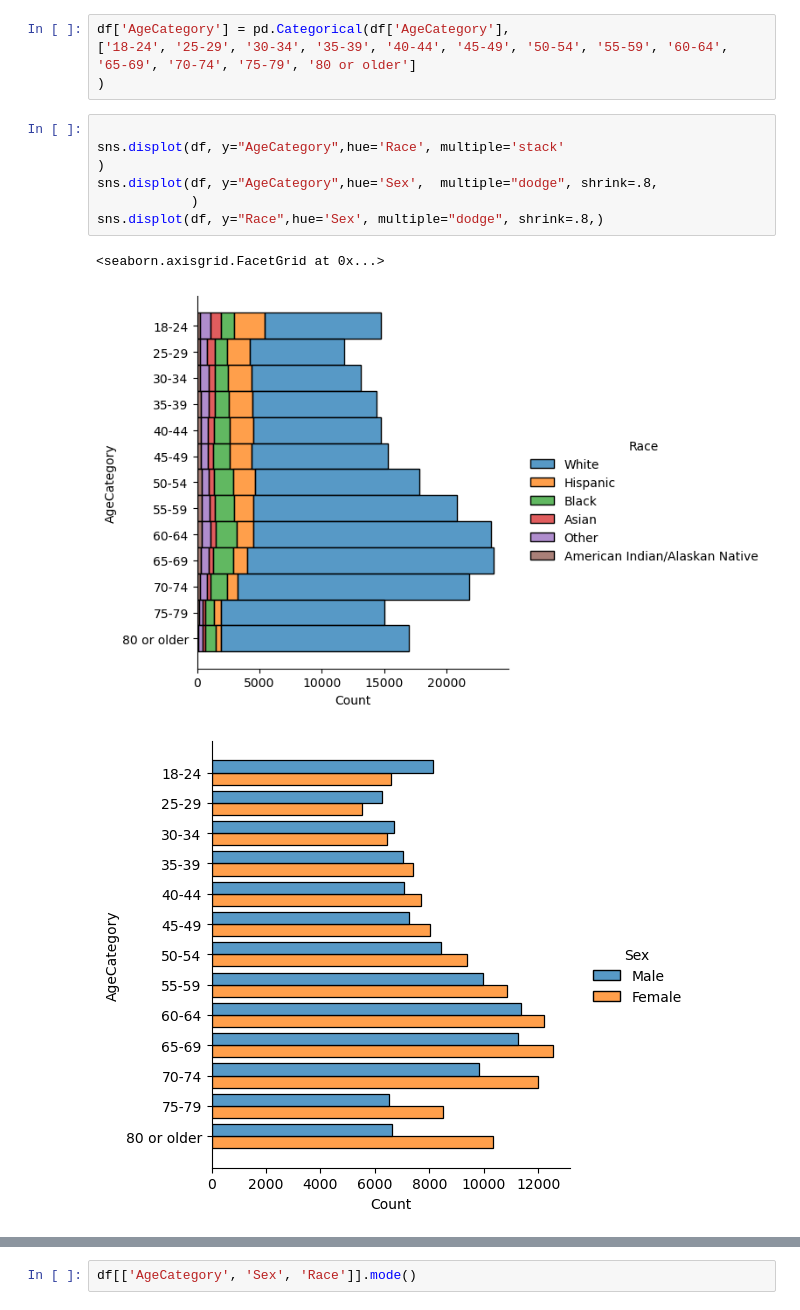
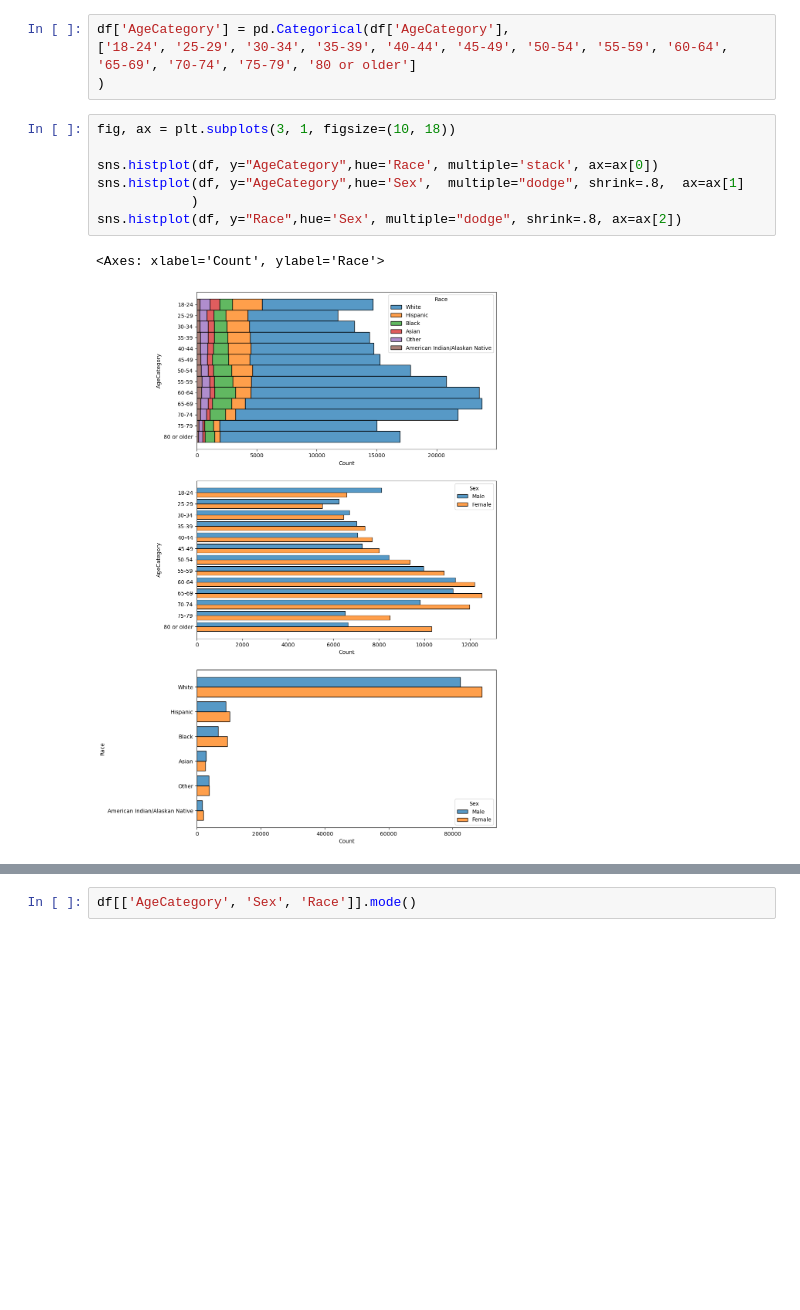
Before and after one commit to luisMartinez011/INNOVA, a Jupyter notebook: ACTIVIDAD_ML2/ACTIVIDAD_ML2.ipynb, the cells around one changed output, grey strips where cells are left out. Saved outputs shown, nothing was run; the diff lists cells and outputs as text; blank space fills up the shorter version.

```diff
--- a/ACTIVIDAD_ML2/ACTIVIDAD_ML2.ipynb
+++ b/ACTIVIDAD_ML2/ACTIVIDAD_ML2.ipynb
@@ -174,13 +128,12 @@ df['AgeCategory'] = pd.Categorical(df['AgeCategory'],
 ['18-24', '25-29', '30-34', '35-39', '40-44', '45-49', '50-54', '55-59', '60-64', '65-69', '70-74', '75-79', '80 or older']
 )
 # %%
+fig, ax = plt.subplots(3, 1, figsize=(10, 18))
 
-sns.displot(df, y="AgeCategory",hue='Race', multiple='stack'
-)
-sns.displot(df, y="AgeCategory",hue='Sex',  multiple="dodge", shrink=.8,
+sns.histplot(df, y="AgeCategory",hue='Race', multiple='stack', ax=ax[0])
+sns.histplot(df, y="AgeCategory",hue='Sex',  multiple="dodge", shrink=.8,  ax=ax[1]
             )
-sns.displot(df, y="Race",hue='Sex', multiple="dodge", shrink=.8,)
+sns.histplot(df, y="Race",hue='Sex', multiple="dodge", shrink=.8, ax=ax[2])
 # %% [output]
-<seaborn.axisgrid.FacetGrid at 0x...>
+<Axes: xlabel='Count', ylabel='Race'>
-[figure, old version]
+[figure, new version]
-[figure, removed]
```
Also changed, not shown: parts of 43 cells of this notebook.
